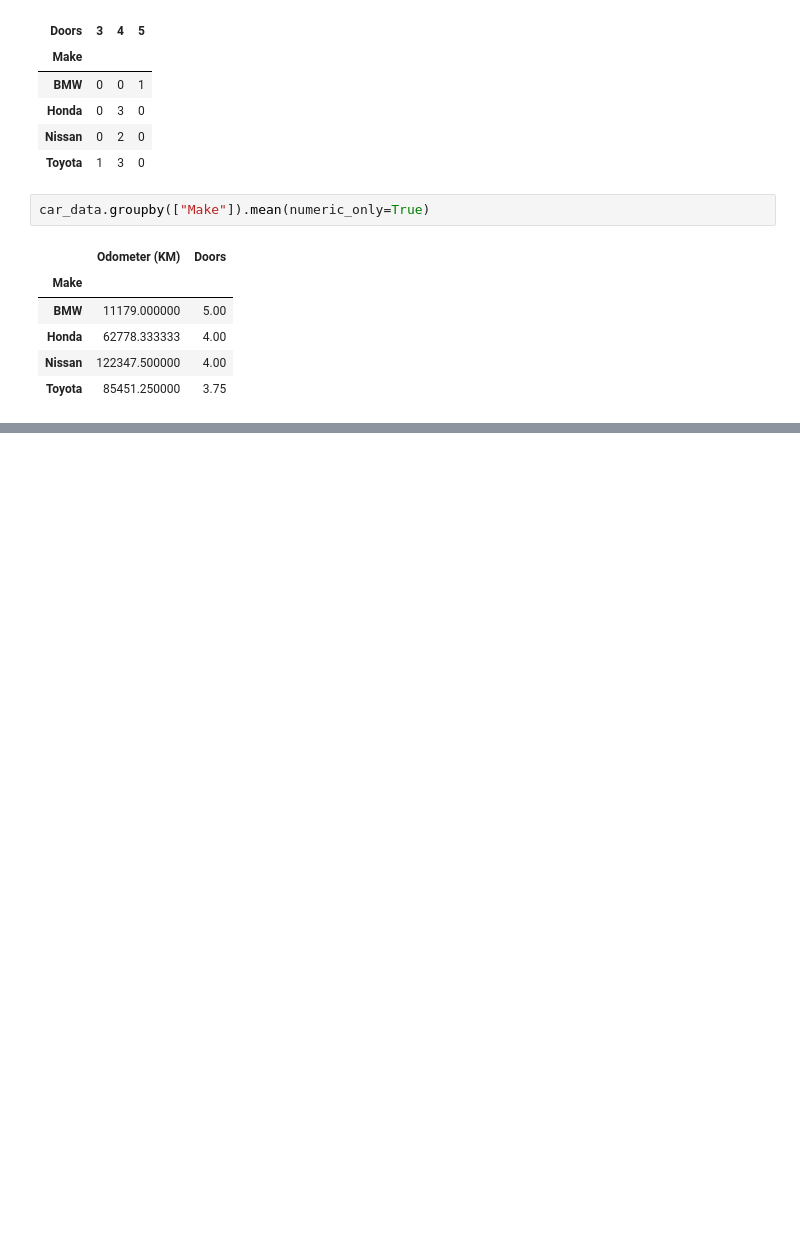
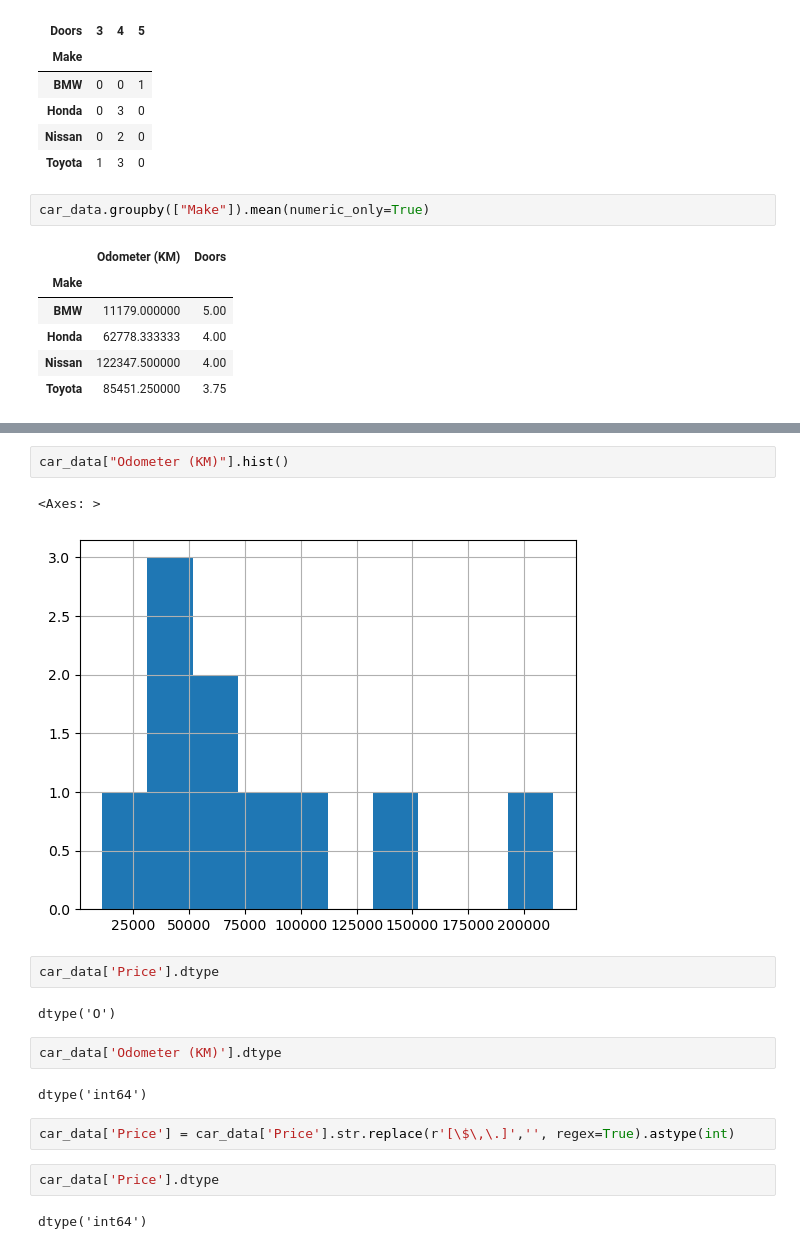
Before and after one commit to sumeetpatond/data-science-ce, a Jupyter notebook: introduction-to-pandas.ipynb, the cells around one changed output, grey strips where cells are left out. Drawn from its saved outputs; the diff is of its cells as text; blank space fills up the shorter version.

```diff
--- a/introduction-to-pandas.ipynb
+++ b/introduction-to-pandas.ipynb
@@ -344,0 +350,19 @@ car_data.groupby(["Make"]).mean(numeric_only=True)
+# %%
+car_data["Odometer (KM)"].hist()
+# %% [output]
+<Axes: >
+[figure, added]
+# %%
+car_data['Price'].dtype
+# %% [output]
+dtype('O')
+# %%
+car_data['Odometer (KM)'].dtype
+# %% [output]
+dtype('int64')
+# %%
+car_data['Price'] = car_data['Price'].str.replace(r'[\$\,\.]','', regex=True).astype(int)
+# %%
+car_data['Price'].dtype
+# %% [output]
+dtype('int64')
```
Also changed, not shown: parts of 36 cells of this notebook, 1 other file.
